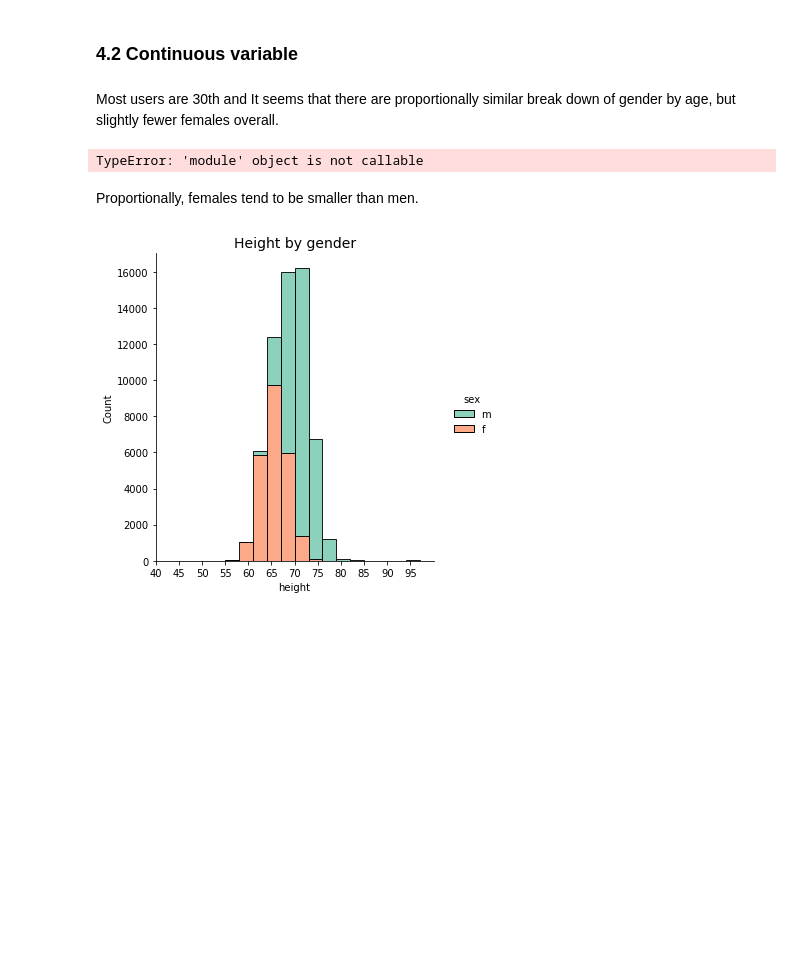
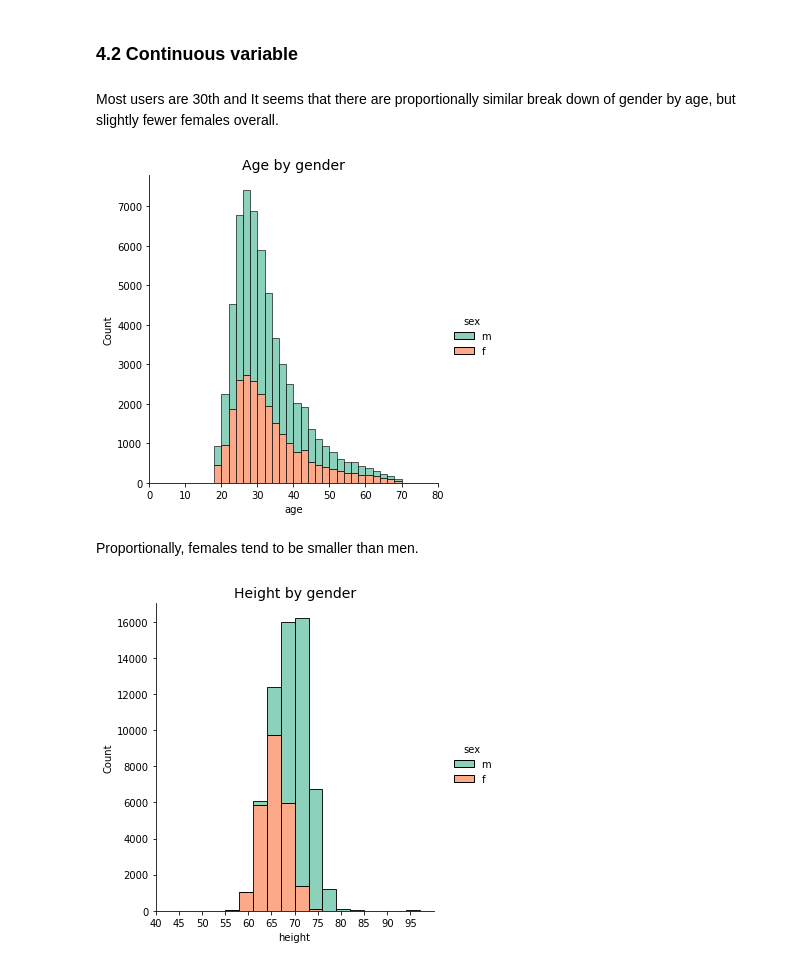
Before and after one commit to vfamim/Data-Science, a Jupyter notebook: OKCupid-Date-A-Scientist/date-a-scientist.ipynb, the cells around one changed output. Drawn from its saved outputs; the diff is of its cells as text; code cells hidden in the pictures; blank space fills up the shorter version.

```diff
--- a/OKCupid-Date-A-Scientist/date-a-scientist.ipynb
+++ b/OKCupid-Date-A-Scientist/date-a-scientist.ipynb
@@ -171,13 +171,12 @@ Most users are 30th and It seems that there are proportionally similar break dow
 # %%
 # age histogram
 counting = list(range(0, 90, 10))
-g = sns(data=profiles, x = 'age', hue='sex', binwidth  = 2, multiple="stack", palette='Set2')
+g = sns.displot(data=profiles, x = 'age', hue='sex', binwidth  = 2, multiple="stack", palette='Set2')
 g.set(xlim=(0,80), xticks= counting)
 plt.title('Age by gender', fontsize=14)
 plt.show()
-g.savefig('age_hist.png')
 # %% [output]
-TypeError: 'module' object is not callable
+[figure, added]
 # %% [markdown]
 Proportionally, females tend to be smaller than men.
 # %%
```
Also changed, not shown: parts of 5 cells of this notebook, 1 other file.
